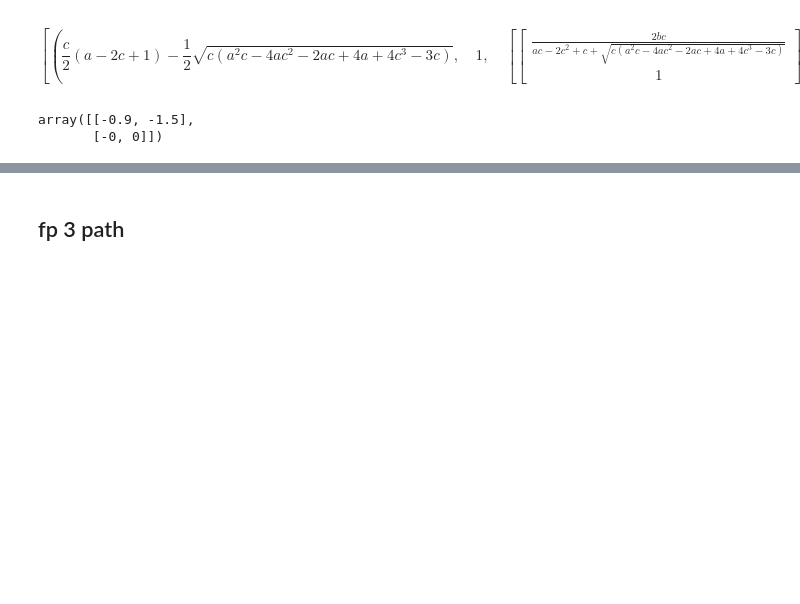
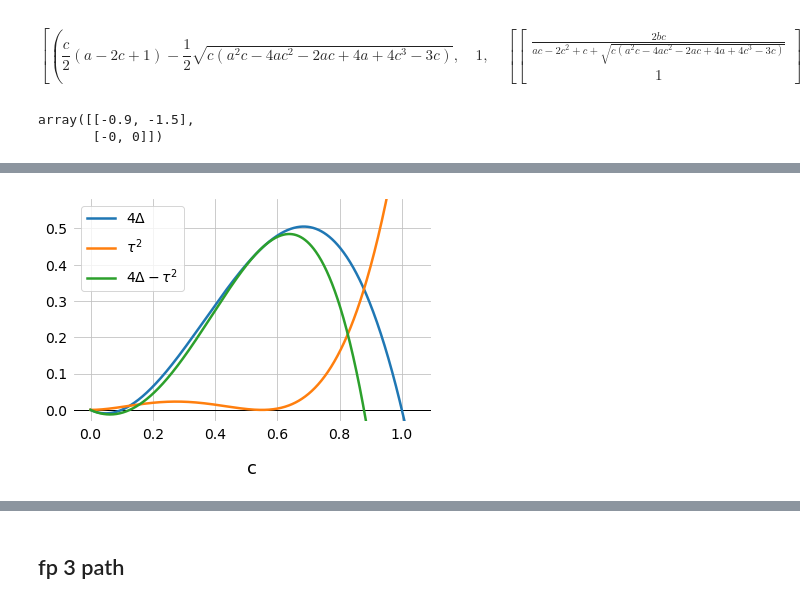
Before and after one commit to tfiers/strogatz, a Jupyter notebook: notebooks/3_Predator_prey.ipynb, the cells around one changed output, grey strips where cells are left out. Cells and saved outputs as stored; diff of their text form; code cells hidden in the pictures; blank space fills up the shorter version.

```diff
--- a/notebooks/3_Predator_prey.ipynb
+++ b/notebooks/3_Predator_prey.ipynb
@@ -111,0 +137,20 @@ array([[-0.9, -1.5],
+# %%
+det = J3.det()
+tr = sp.simplify(J3.trace())
+
+# spiral = sp.lambdify(c, (4*det - tr**2).subs(a, aa))
+det_np = sp.lambdify(c, det.subs(a, aa))
+tr_np = sp.lambdify(c, tr.subs(a, aa))
+
+cs = np.linspace(0, 1.04, 600)
+fig, ax = plt.subplots()
+ax.axhline(color='black', lw=1)
+ax.plot(cs, 4*det_np(cs), label=r'$4 \Delta$')
+ax.plot(cs, tr_np(cs)**2, label=r'$\tau^2$')
+ax.plot(cs, 4*det_np(cs) - tr_np(cs)**2, label=r'$4 \Delta - \tau^2$')
+ax.set_xlabel('c')
+ax.legend();
+ax.set_ylim(-0.03, 0.58)
+save(fig, 'delta_tau');
+# %% [output]
+[figure, added]
```
Also changed, not shown: parts of 46 cells of this notebook, 18 other files.
